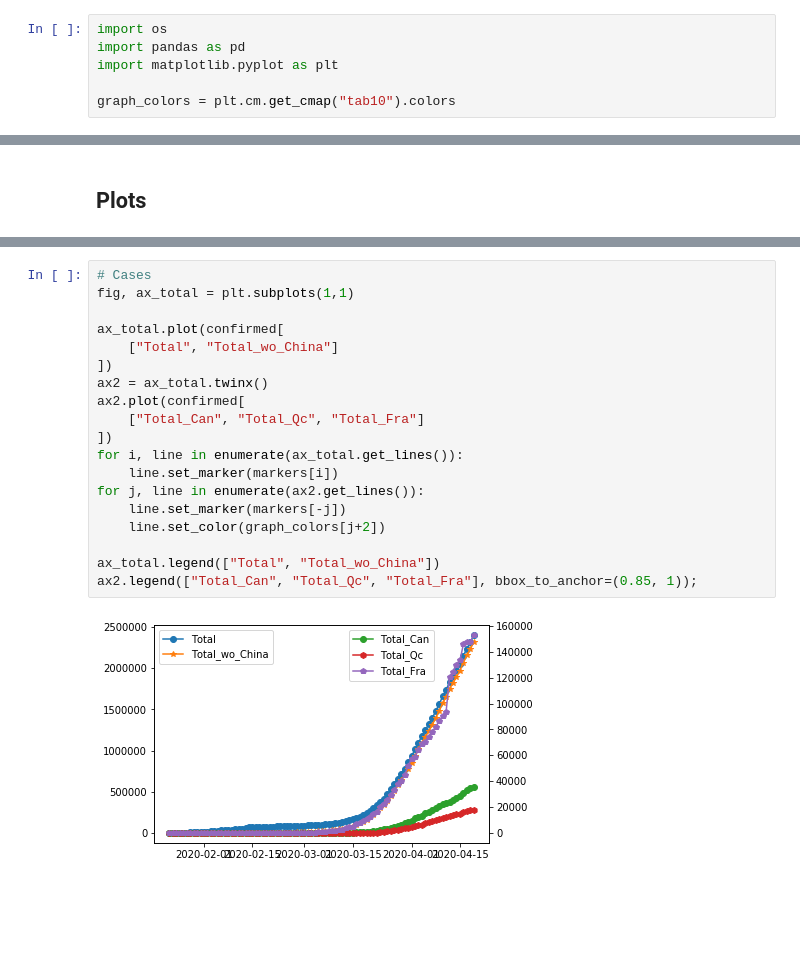
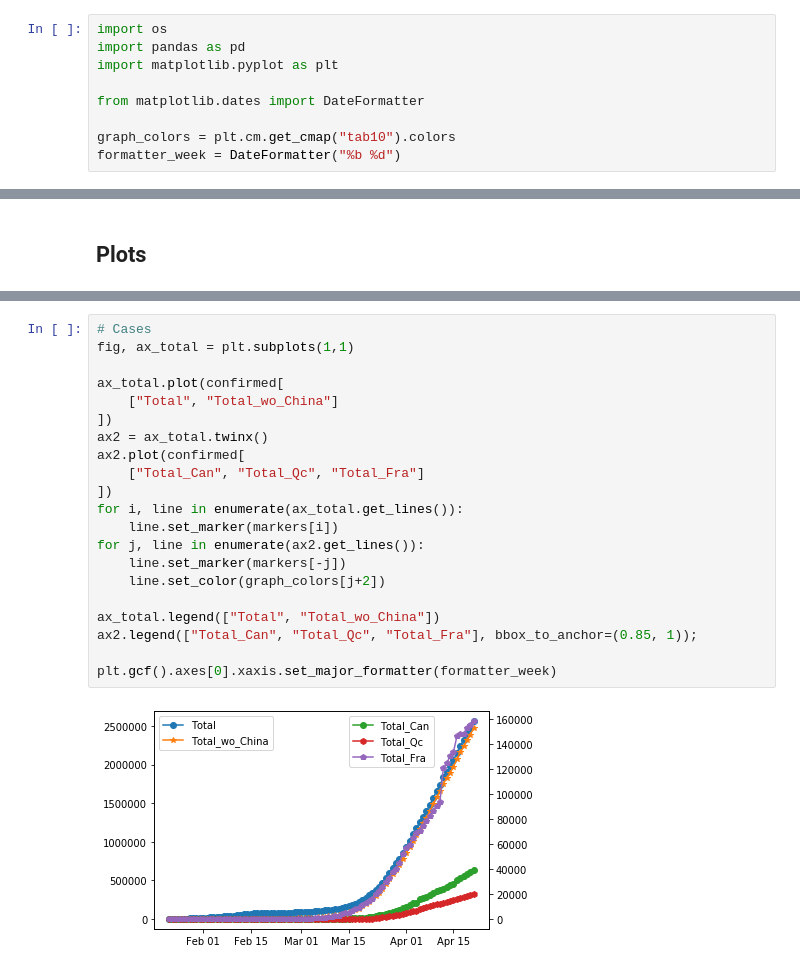
Before and after one commit to louisleroy5/COVID-19, a Jupyter notebook: Stat covid.ipynb, the cells around one changed output, grey strips where cells are left out. Cells and saved outputs as stored; diff of their text form; blank space fills up the shorter version.

Commit message:
Formats date in graph

```diff
--- a/Stat covid.ipynb
+++ b/Stat covid.ipynb
@@ -3,7 +3,10 @@ import os
 import pandas as pd
 import matplotlib.pyplot as plt
 
+from matplotlib.dates import DateFormatter
+
 graph_colors = plt.cm.get_cmap("tab10").colors
+formatter_week = DateFormatter("%b %d")
 # %%
 def ratio_day(serie):
     l = [None]
@@ -172,21 +175,23 @@ ax_ratio.legend(bbox_to_anchor=(1, 0.75))
 # %%
 # Cases
 fig, ax_total = plt.subplots(1,1)
 
 ax_total.plot(confirmed[
     ["Total", "Total_wo_China"]
 ])
 ax2 = ax_total.twinx()
 ax2.plot(confirmed[
     ["Total_Can", "Total_Qc", "Total_Fra"]
 ])
 for i, line in enumerate(ax_total.get_lines()):
     line.set_marker(markers[i])
 for j, line in enumerate(ax2.get_lines()):
     line.set_marker(markers[-j])
     line.set_color(graph_colors[j+2])
 
 ax_total.legend(["Total", "Total_wo_China"])
 ax2.legend(["Total_Can", "Total_Qc", "Total_Fra"], bbox_to_anchor=(0.85, 1));
+
+plt.gcf().axes[0].xaxis.set_major_formatter(formatter_week)
 # %% [output]
-[figure, old version]
+[figure, new version]
```
Also changed, not shown: parts of 5 cells of this notebook.
